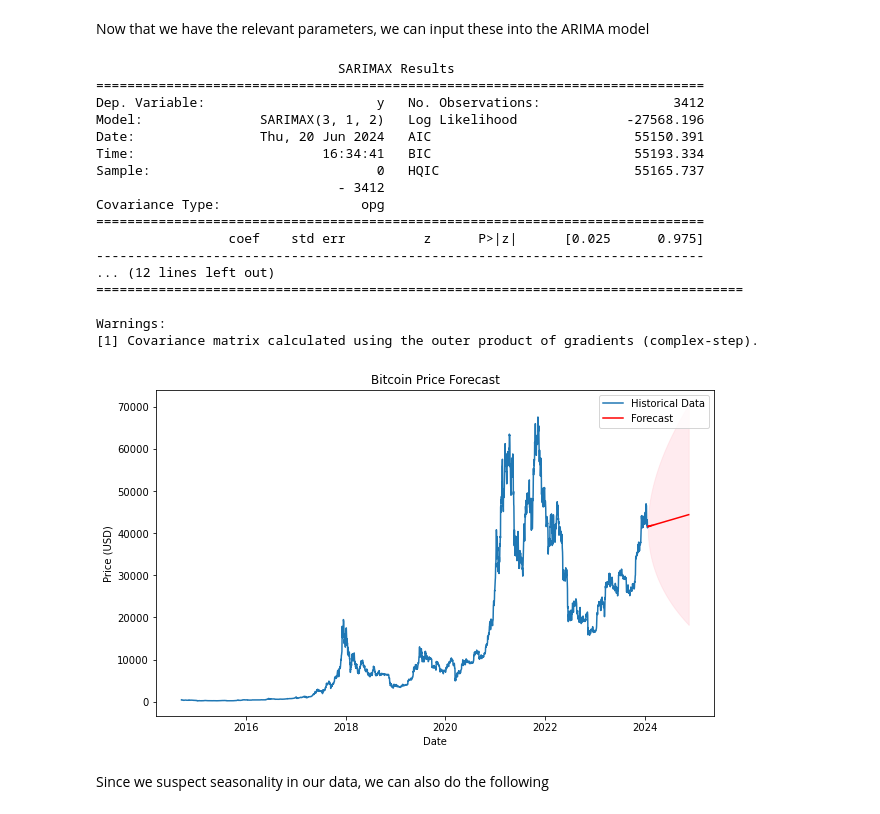
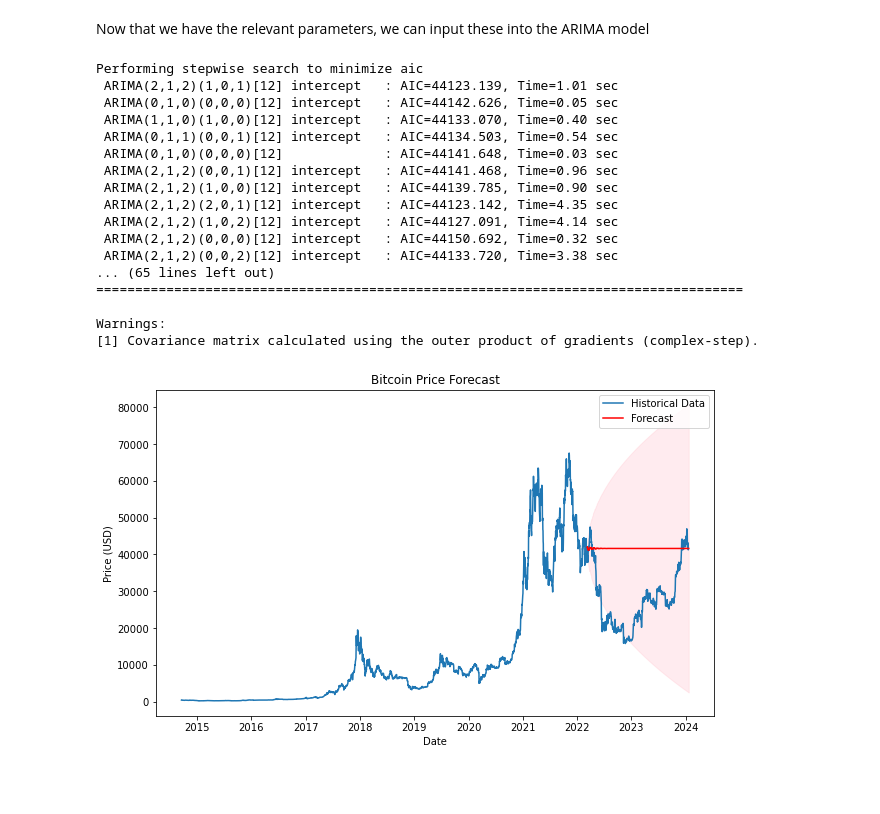
Before and after one commit to YashVG/crypto_ts, a Jupyter notebook: 03_model_id.ipynb, the cells around one changed output. Drawn from its saved outputs; the diff is of its cells as text; code cells hidden in the pictures; blank space fills up the shorter version.

Commit message:
tested autoarim, scaling data now

```diff
--- a/03_model_id.ipynb
+++ b/03_model_id.ipynb
@@ -46,46 +44,56 @@ import pmdarima as pm
-# %%
-
-btc_data['Date'] = pd.to_datetime(btc_data['Date'])
-btc_data.set_index('Date', inplace=True)
-btc_data = btc_data.dropna().astype(float)
 # %%
+import pandas as pd
+import matplotlib.pyplot as plt
+import pmdarima as pm
+
+# Load your data
+btc_data['Date'] = pd.to_datetime(btc_data['Date'])
+btc_data.set_index('Date', inplace=True)
+
+# Split the data into train and test sets
+train_size = int(len(btc_data) * 0.8)
+train, test = btc_data[:train_size], btc_data[train_size:]
+
 # Use pmdarima to find the best ARIMA model
-model = pm.auto_arima(btc_data['Close'], seasonal=False, stepwise=True, suppress_warnings=True)
+model = pm.auto_arima(train['Close'], error_action='ignore', trace=True,
+                      suppress_warnings=True, maxiter=5,
+                      seasonal=True, m=12)
 
 # Print model summary
 print(model.summary())
 
-# Forecast the next 30 days
-forecast, conf_int = model.predict(n_periods=300, return_conf_int=True)
+# Forecast the next n periods where n is the number of observations in the test set
+forecast, conf_int = model.predict(n_periods=len(test), return_conf_int=True)
+
+# Create a range of dates for the forecast
+forecast_dates = pd.date_range(start=test.index[0], periods=len(test), freq='D')
 
 # Plot the historical data and the forecast
 plt.figure(figsize=(10, 6))
 plt.plot(btc_data['Close'], label='Historical Data')
-plt.plot(pd.date_range(start=btc_data.index[-1], periods=300, freq='D'), forecast, label='Forecast', color='red')
-plt.fill_between(pd.date_range(start=btc_data.index[-1], periods=300, freq='D'), conf_int[:, 0], conf_int[:, 1], color='pink', alpha=0.3)
+plt.plot(forecast_dates, forecast, label='Forecast', color='red')
+plt.fill_between(forecast_dates, conf_int[:, 0], conf_int[:, 1], color='pink', alpha=0.3)
 plt.title('Bitcoin Price Forecast')
 plt.xlabel('Date')
 plt.ylabel('Price (USD)')
 plt.legend()
 plt.show()
 # %% [output]
-                               SARIMAX Results
-==============================================================================
-Dep. Variable:                      y   No. Observations:                 3412
-Model:               SARIMAX(3, 1, 2)   Log Likelihood              -27568.196
-Date:                Thu, 20 Jun 2024   AIC                          55150.391
-Time:                        16:34:41   BIC                          55193.334
-Sample:                             0   HQIC                         55165.737
-                               - 3412
-Covariance Type:                  opg
-==============================================================================
-                 coef    std err          z      P>|z|      [0.025      0.975]
-------------------------------------------------------------------------------
-... (12 lines left out)
+Performing stepwise search to minimize aic
+ ARIMA(2,1,2)(1,0,1)[12] intercept   : AIC=44123.139, Time=1.01 sec
+ ARIMA(0,1,0)(0,0,0)[12] intercept   : AIC=44142.626, Time=0.05 sec
+ ARIMA(1,1,0)(1,0,0)[12] intercept   : AIC=44133.070, Time=0.40 sec
+ ARIMA(0,1,1)(0,0,1)[12] intercept   : AIC=44134.503, Time=0.54 sec
+ ARIMA(0,1,0)(0,0,0)[12]             : AIC=44141.648, Time=0.03 sec
+ ARIMA(2,1,2)(0,0,1)[12] intercept   : AIC=44141.468, Time=0.96 sec
+ ARIMA(2,1,2)(1,0,0)[12] intercept   : AIC=44139.785, Time=0.90 sec
+ ARIMA(2,1,2)(2,0,1)[12] intercept   : AIC=44123.142, Time=4.35 sec
+ ARIMA(2,1,2)(1,0,2)[12] intercept   : AIC=44127.091, Time=4.14 sec
+ ARIMA(2,1,2)(0,0,0)[12] intercept   : AIC=44150.692, Time=0.32 sec
+ ARIMA(2,1,2)(0,0,2)[12] intercept   : AIC=44133.720, Time=3.38 sec
+... (65 lines left out)
 ===================================================================================
 
 Warnings:
 [1] Covariance matrix calculated using the outer product of gradients (complex-step).
-[figure, old version]
+[figure, new version]
-# %% [markdown]
-Since we suspect seasonality in our data, we can also do the following
```
Also changed, not shown: parts of 2 cells of this notebook, 1 other file.
